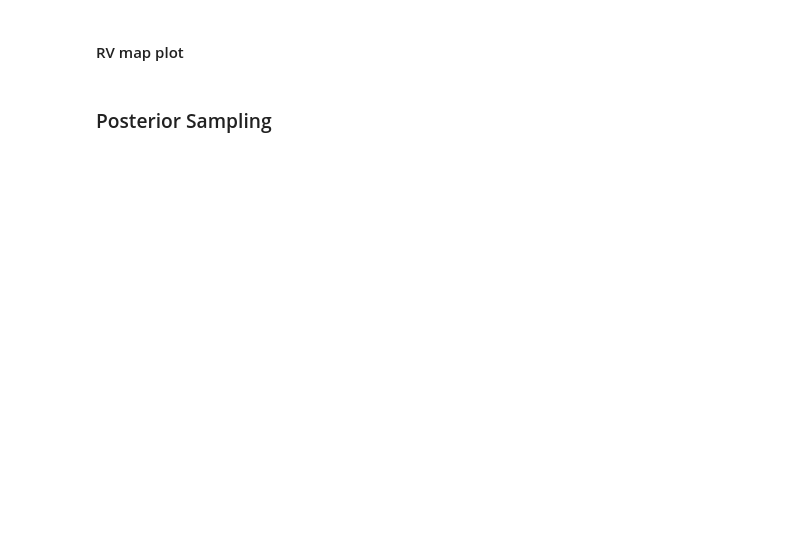
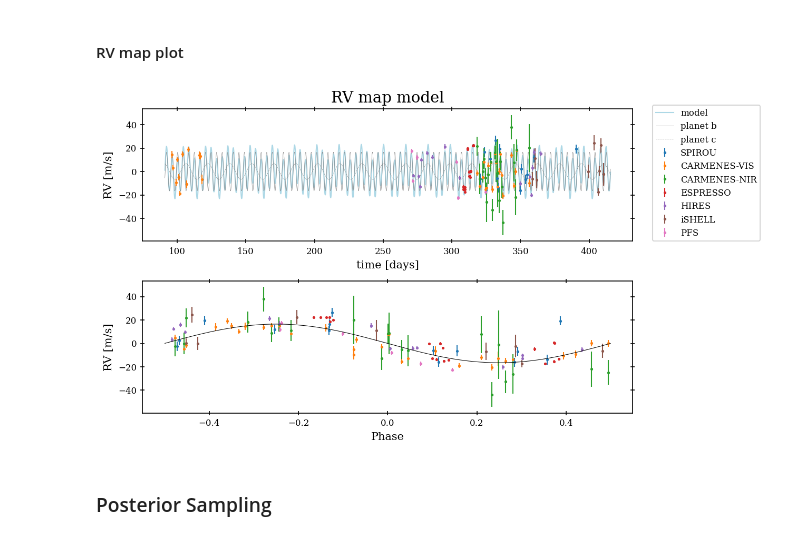
Before and after one commit to juanserrano90/paper-tois4438-442, a Jupyter notebook: code/model_toi442.ipynb, the cells around one changed output. Drawn from its saved outputs; the diff is of its cells as text; code cells hidden in the pictures; blank space fills up the shorter version.

```diff
--- a/code/model_toi442.ipynb
+++ b/code/model_toi442.ipynb
@@ -1090,7 +1090,7 @@ for i, name in enumerate(rv_inst_names):
 
 ax[0].plot(t_rv, map_soln["rv_model_pred"], lw=1, color="lightblue", label="model")
 if n_planets == 2:
-    ax[0].plot(t_rv, map_soln["vrad_pred"], ls='--', lw=0.3, color="gray", label="planet b")
+    ax[0].plot(t_rv, map_soln["vrad_pred"], ls='-', lw=0.3, color="gray", label="planet b")
     ax[0].plot(t_rv, map_soln["vrad_2_pred"], ls='--', lw=0.3, color="gray", label="planet c")
 ax[0].set_ylabel("RV [m/s]")
 ax[0].set_xlabel("time [days]")
@@ -1098,33 +1098,35 @@ ax[0].legend(fontsize=8, loc='upper right', frameon=True)
 ax[0].set_title('RV map model', fontsize=14)
 
 folded = (x_rv - map_soln["t0"] + 0.5 * map_soln["P"]) % map_soln["P"] - 0.5 * map_soln["P"]
 inds = np.argsort(folded)
 for i, name in enumerate(rv_inst_names):
     m = rv_inst_id == i
     xfold = (x_rv[m] - map_soln["t0"] + 0.5 * map_soln["P"]) % map_soln["P"] - 0.5 * map_soln["P"]
     inds = np.argsort(xfold)
     if version == 0:
         ax[1].errorbar(xfold[inds]/map_soln["P"], y_rv[m][inds] - map_soln["mean"][m], yerr=yerr_rv[m][inds], fmt=".",
                     elinewidth=1, markersize=3, label=name, zorder=-1000)
     elif version == 1:
         ax[1].errorbar(xfold[inds]/map_soln["P"], y_rv[m][inds] - map_soln["mean"][m] - map_soln["bkg"][m][inds], yerr=yerr_rv[m][inds], fmt=".",
                     elinewidth=1, markersize=3, label=name, zorder=-1000)
     elif version == 2:
         ax[1].errorbar(xfold[inds]/map_soln["P"], y_rv[m][inds] - map_soln["mean"][m] - map_soln["gp_rv_pred"][m][inds], yerr=yerr_rv[m][inds], fmt=".",
                     elinewidth=1, markersize=3, label=name, zorder=-1000)
     elif version == 3:
         ax[1].errorbar(xfold[inds]/map_soln["P"], y_rv[m][inds] - map_soln["mean"][m] - map_soln["bkg"][m][inds] - map_soln["gp_rv_pred"][m][inds],
                        yerr=yerr_rv[m][inds], fmt=".", elinewidth=1, markersize=3, label=name, zorder=-1000)
 folded_t = (t_rv - map_soln["t0"] + 0.5 * map_soln["P"]) % map_soln["P"] - 0.5 * map_soln["P"]
 inds2 = np.argsort(folded_t)
 if version == 0 or version == 2:
     ax[1].plot(folded_t[inds2]/map_soln["P"], map_soln["vrad_pred"][inds2], "k", lw=0.5)
 elif version == 1 or version == 3:
     ax[1].plot(folded_t[inds2]/map_soln["P"], map_soln["vrad_pred"][inds2], "k", lw=0.5)
 ax[0].legend(loc=(1.04, 0))
 ax[1].set_ylabel("RV [m/s]")
 ax[1].set_xlabel("Phase")
 plt.savefig(f'./plots/toi442/map_rv_{version_names[version]}_{n_planets}planets.png', dpi=200, bbox_inches='tight', pad_inches=0.1)
+# %% [output]
+[figure, added]
 # %% [markdown]
 ### Posterior Sampling
 # %%
```
Also changed, not shown: parts of 6 cells of this notebook, 4 other files.
